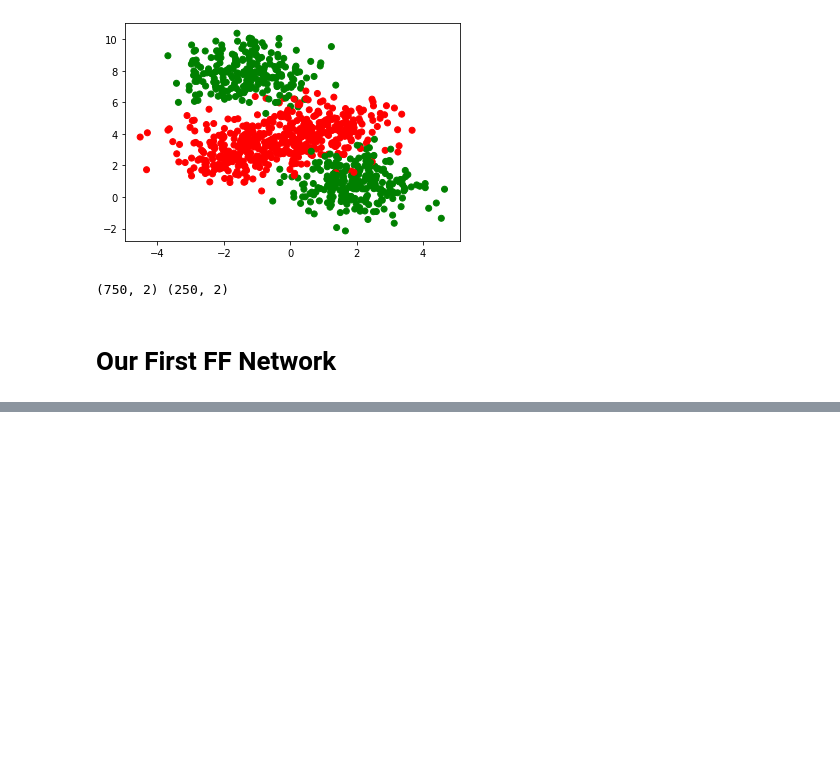
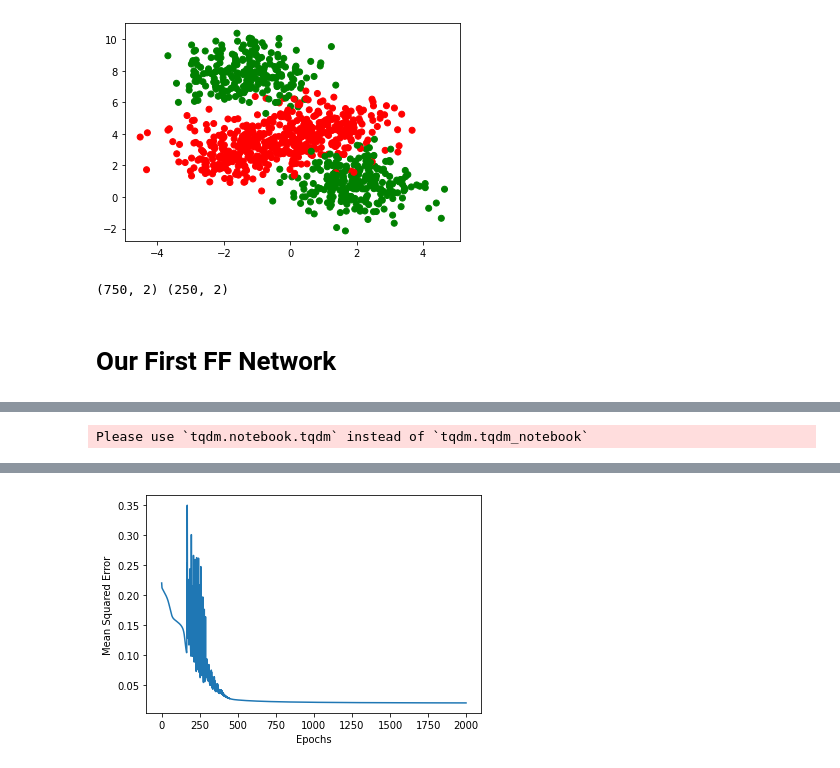
Before and after one commit to Arpitkamal/DL-105---Training-Feedforward-Neural-Networks, a Jupyter notebook: Scalar_Backpropagation.ipynb, the cells around one changed output, grey strips where cells are left out. Saved outputs shown, nothing was run; the diff lists cells and outputs as text; code cells hidden in the pictures; blank space fills up the shorter version.

Commit message:
Visualising the outputs

```diff
--- a/Scalar_Backpropagation.ipynb
+++ b/Scalar_Backpropagation.ipynb
@@ -252,0 +271,6 @@ class FFNetwork:
+# %%
+weight_matrices = []
+ffn = FirstFFNetwork()
+ffn.fit(X_train, Y_train, epochs=2000, learning_rate=5, display_loss=True, initialise=True, display_weight=weight_matrices)
+# %% [output]
+Please use `tqdm.notebook.tqdm` instead of `tqdm.tqdm_notebook`
@@ -252,0 +278 @@ class FFNetwork:
+[figure, added]
```
Also changed, not shown: parts of 8 cells of this notebook.
